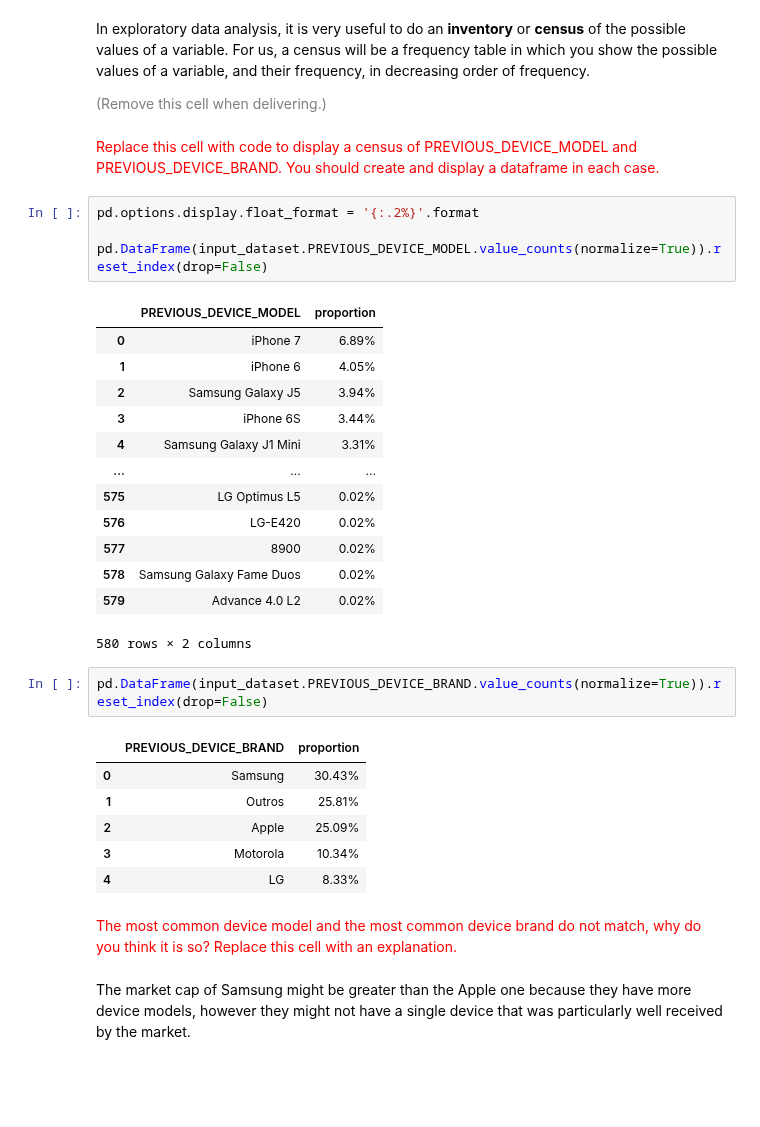
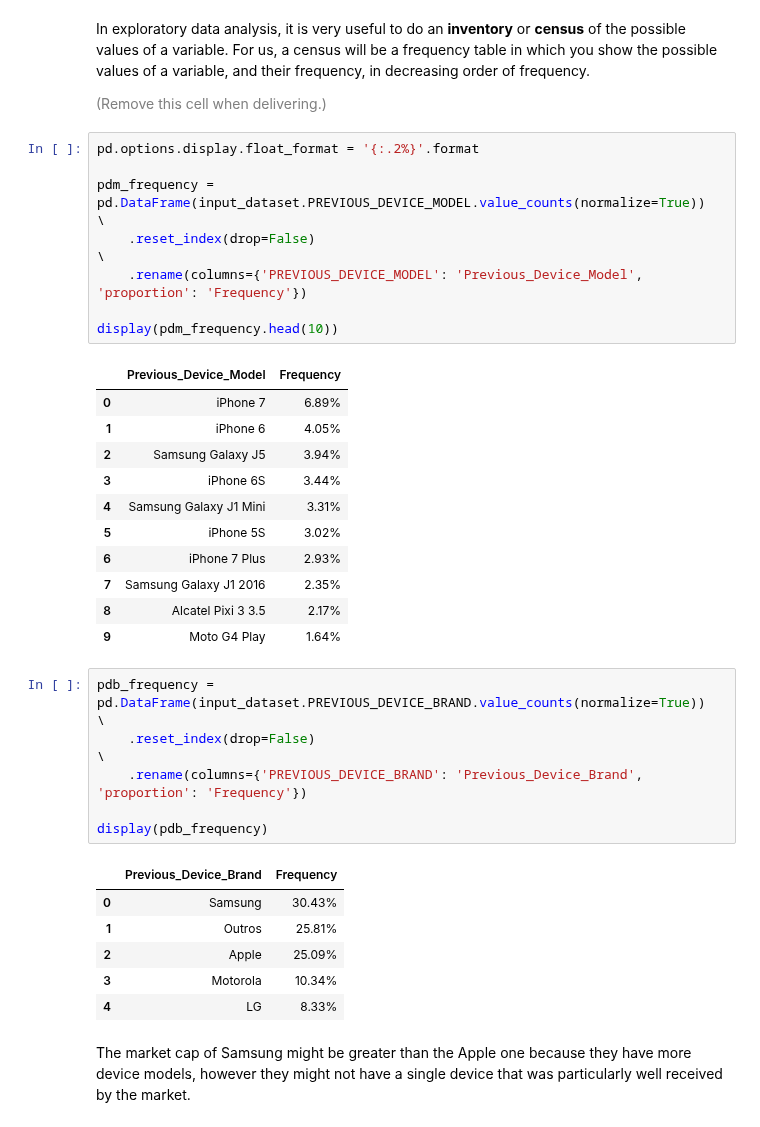
Before and after one commit to LucaFranceschi01/MDM-2024, a Jupyter notebook: ps01_02/ps01_02_data_preparation.ipynb, the cells around one changed output. Drawn from its saved outputs; the diff is of its cells as text; blank space fills up the shorter version.

```diff
--- a/ps01_02/ps01_02_data_preparation.ipynb
+++ b/ps01_02/ps01_02_data_preparation.ipynb
@@ -219,37 +219,39 @@ In exploratory data analysis, it is very useful to do an **inventory** or **cens
 
 
 <font size="-1" color="gray">(Remove this cell when delivering.)</font>
-# %% [markdown]
-<font size="+1" color="red">Replace this cell with code to display a census of PREVIOUS_DEVICE_MODEL and PREVIOUS_DEVICE_BRAND. You should create and display a dataframe in each case.</font>
 # %%
 pd.options.display.float_format = '{:.2%}'.format
 
-pd.DataFrame(input_dataset.PREVIOUS_DEVICE_MODEL.value_counts(normalize=True)).reset_index(drop=False)
+pdm_frequency = pd.DataFrame(input_dataset.PREVIOUS_DEVICE_MODEL.value_counts(normalize=True))  \
+    .reset_index(drop=False)                                                        \
+    .rename(columns={'PREVIOUS_DEVICE_MODEL': 'Previous_Device_Model', 'proportion': 'Frequency'})
+
+display(pdm_frequency.head(10))
 # %% [output]
-|  | PREVIOUS_DEVICE_MODEL | proportion |
+|  | Previous_Device_Model | Frequency |
 | 0 | iPhone 7 | 6.89% |
 | 1 | iPhone 6 | 4.05% |
 | 2 | Samsung Galaxy J5 | 3.94% |
 | 3 | iPhone 6S | 3.44% |
 | 4 | Samsung Galaxy J1 Mini | 3.31% |
-| ... | ... | ... |
-| 575 | LG Optimus L5 | 0.02% |
-| 576 | LG-E420 | 0.02% |
-| 577 | 8900 | 0.02% |
-| 578 | Samsung Galaxy Fame Duos | 0.02% |
-| 579 | Advance 4.0 L2 | 0.02% |
+| 5 | iPhone 5S | 3.02% |
+| 6 | iPhone 7 Plus | 2.93% |
+| 7 | Samsung Galaxy J1 2016 | 2.35% |
+| 8 | Alcatel Pixi 3 3.5 | 2.17% |
+| 9 | Moto G4 Play | 1.64% |
-580 rows × 2 columns
 # %%
-pd.DataFrame(input_dataset.PREVIOUS_DEVICE_BRAND.value_counts(normalize=True)).reset_index(drop=False)
+pdb_frequency = pd.DataFrame(input_dataset.PREVIOUS_DEVICE_BRAND.value_counts(normalize=True))  \
+    .reset_index(drop=False)                                                    \
+    .rename(columns={'PREVIOUS_DEVICE_BRAND': 'Previous_Device_Brand', 'proportion': 'Frequency'})
+
+display(pdb_frequency)
 # %% [output]
-|  | PREVIOUS_DEVICE_BRAND | proportion |
+|  | Previous_Device_Brand | Frequency |
 | 0 | Samsung | 30.43% |
 | 1 | Outros | 25.81% |
 | 2 | Apple | 25.09% |
 | 3 | Motorola | 10.34% |
 | 4 | LG | 8.33% |
-# %% [markdown]
-<font size="+1" color="red">The most common device model and the most common device brand do not match, why do you think it is so? Replace this cell with an explanation.</font>
 # %% [markdown]
 The market cap of Samsung might be greater than the Apple one because they have more device models, however they might not have a single device that was particularly well received by the market.
 # %% [markdown]
```
